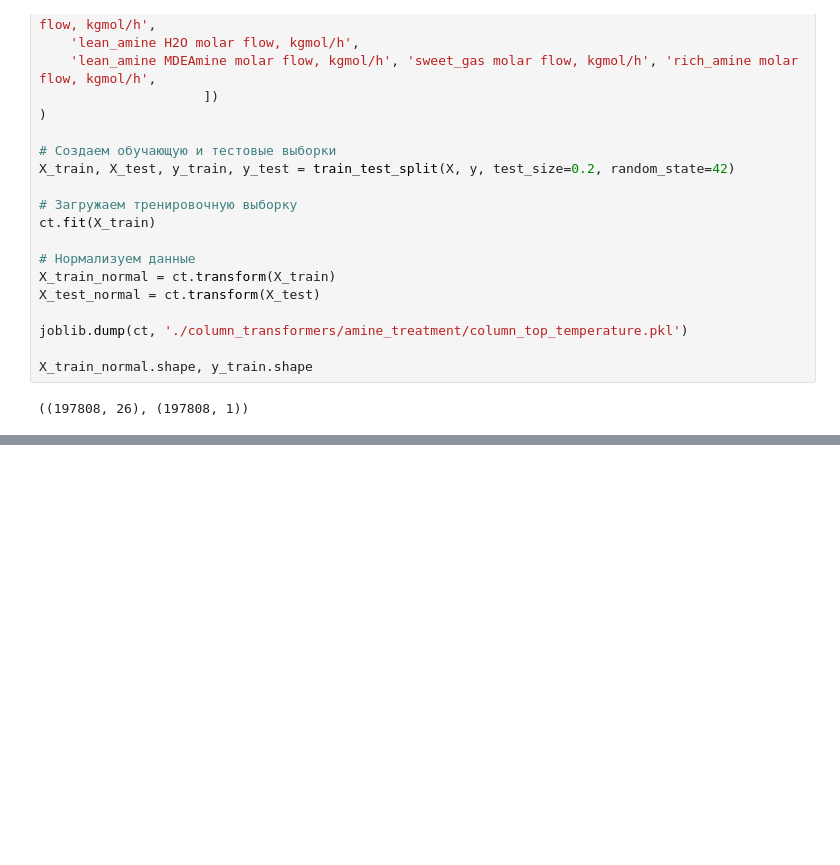
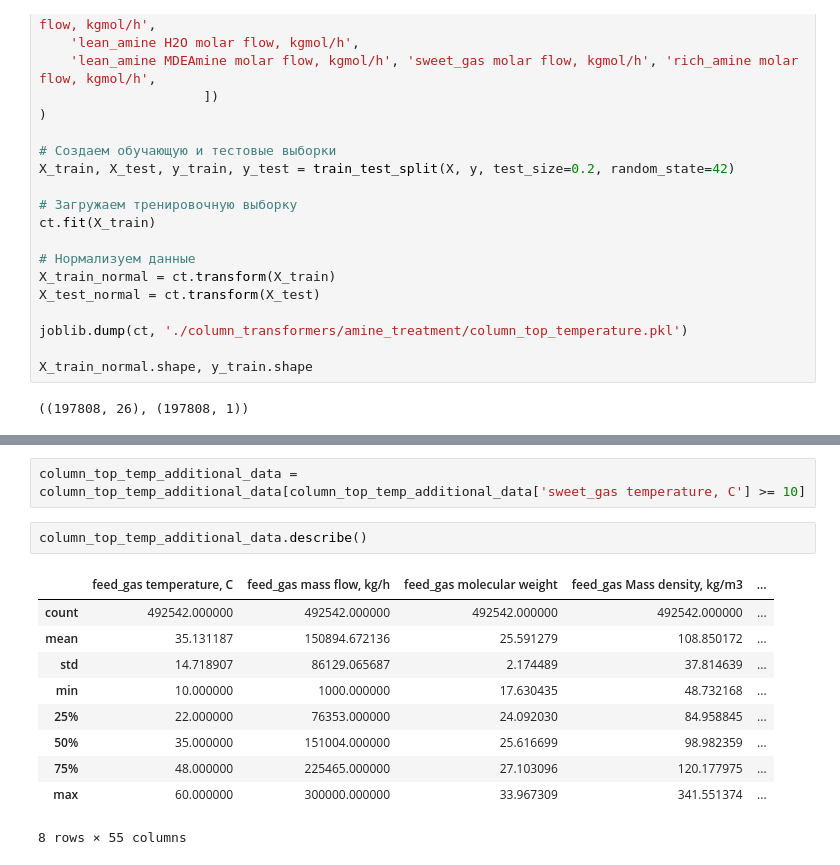
Before and after one commit to Rus-tam/AI_models, a Jupyter notebook: Amine_treatment_13.08.ipynb, the cells around one changed output, grey strips where cells are left out. Drawn from its saved outputs; the diff is of its cells as text; blank space fills up the shorter version.

```diff
--- a/Amine_treatment_13.08.ipynb
+++ b/Amine_treatment_13.08.ipynb
@@ -1612,0 +1690,15 @@ plot_scatter_with_ideal_line(y_pred, np.array(y_test))
+# %%
+column_top_temp_additional_data = column_top_temp_additional_data[column_top_temp_additional_data['sweet_gas temperature, C'] >= 10]
+# %%
+column_top_temp_additional_data.describe()
+# %% [output]
+|  | feed_gas temperature, C | feed_gas mass flow, kg/h | feed_gas molecular weight | feed_gas Mass density, kg/m3 | ... |
+| count | 492542.000000 | 492542.000000 | 492542.000000 | 492542.000000 | ... |
+| mean | 35.131187 | 150894.672136 | 25.591279 | 108.850172 | ... |
+| std | 14.718907 | 86129.065687 | 2.174489 | 37.814639 | ... |
+| min | 10.000000 | 1000.000000 | 17.630435 | 48.732168 | ... |
+| 25% | 22.000000 | 76353.000000 | 24.092030 | 84.958845 | ... |
+| 50% | 35.000000 | 151004.000000 | 25.616699 | 98.982359 | ... |
+| 75% | 48.000000 | 225465.000000 | 27.103096 | 120.177975 | ... |
+| max | 60.000000 | 300000.000000 | 33.967309 | 341.551374 | ... |
+8 rows × 55 columns
```
Also changed, not shown: parts of 80 cells of this notebook, 2 other files.
